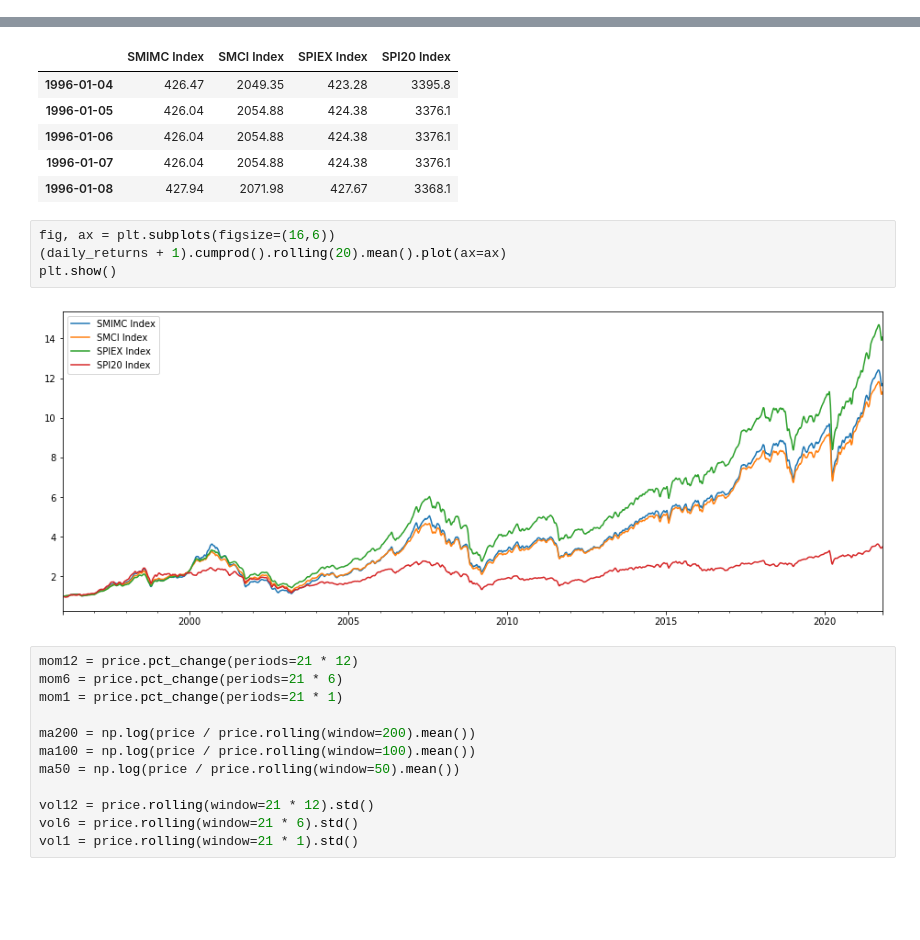
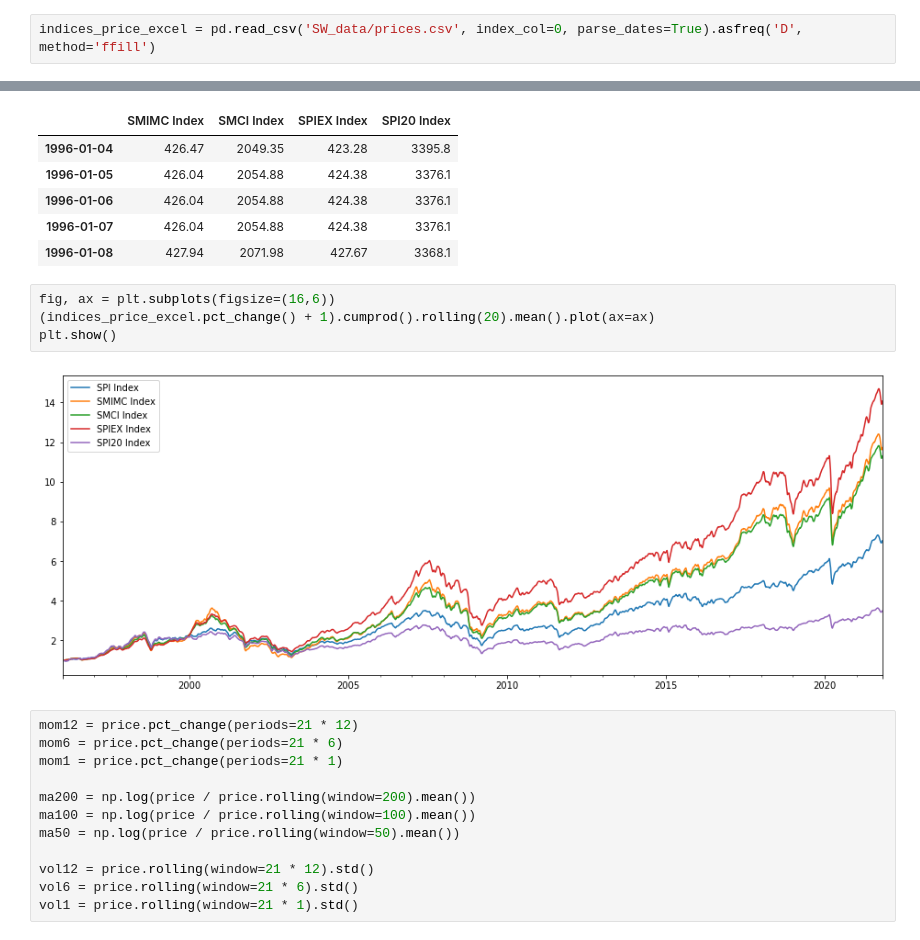
Before and after one commit to lacoupe/BCVS, a Jupyter notebook: SW/ml_size.ipynb, the cells around one changed output, grey strips where cells are left out. Drawn from its saved outputs; the diff is of its cells as text; blank space fills up the shorter version.

```diff
--- a/SW/ml_size.ipynb
+++ b/SW/ml_size.ipynb
@@ -44,3 +36,5 @@ data_csv.to_csv('SW_data/prices.csv', index=True)
+# %%
+indices_price_excel = pd.read_csv('SW_data/prices.csv', index_col=0, parse_dates=True).asfreq('D', method='ffill')
 # %%
 bench_price = indices_price_excel['SPI Index'].asfreq('D', method='ffill')
 price = indices_price_excel[indices_price_excel.columns[1:]].asfreq('D', method='ffill')
@@ -56,10 +50,10 @@ price.head()
 | 1996-01-08 | 427.94 | 2071.98 | 427.67 | 3368.1 |
 # %%
 fig, ax = plt.subplots(figsize=(16,6))
-(daily_returns + 1).cumprod().rolling(20).mean().plot(ax=ax)
+(indices_price_excel.pct_change() + 1).cumprod().rolling(20).mean().plot(ax=ax)
 plt.show()
 # %% [output]
-[figure, old version]
+[figure, new version]
 # %%
 mom12 = price.pct_change(periods=21 * 12)
 mom6 = price.pct_change(periods=21 * 6)
```
Also changed, not shown: parts of 37 cells of this notebook, 15 other files.
